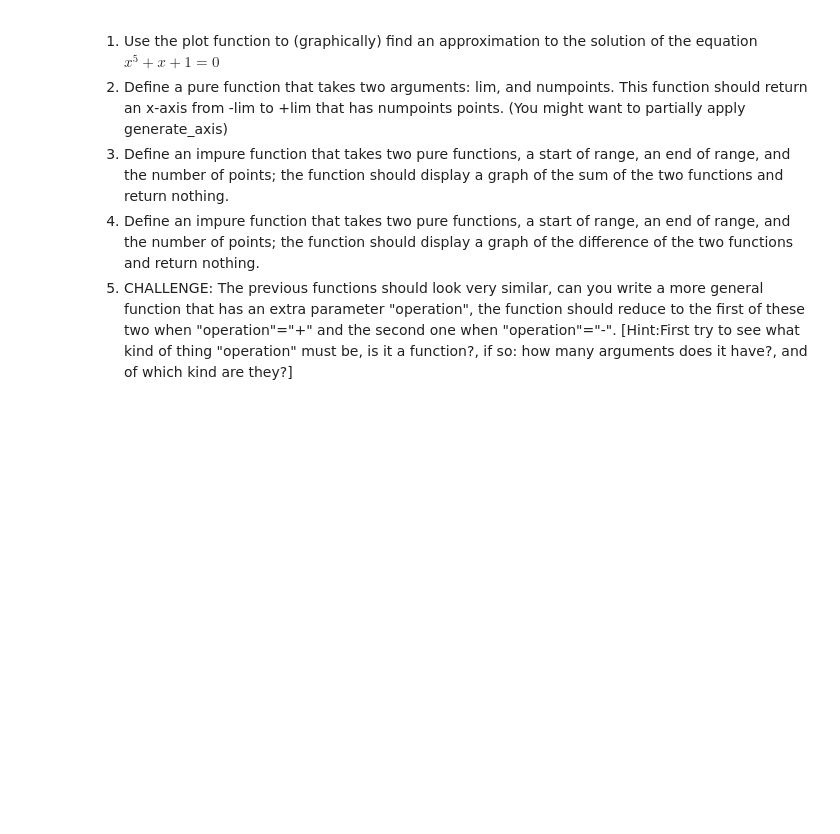
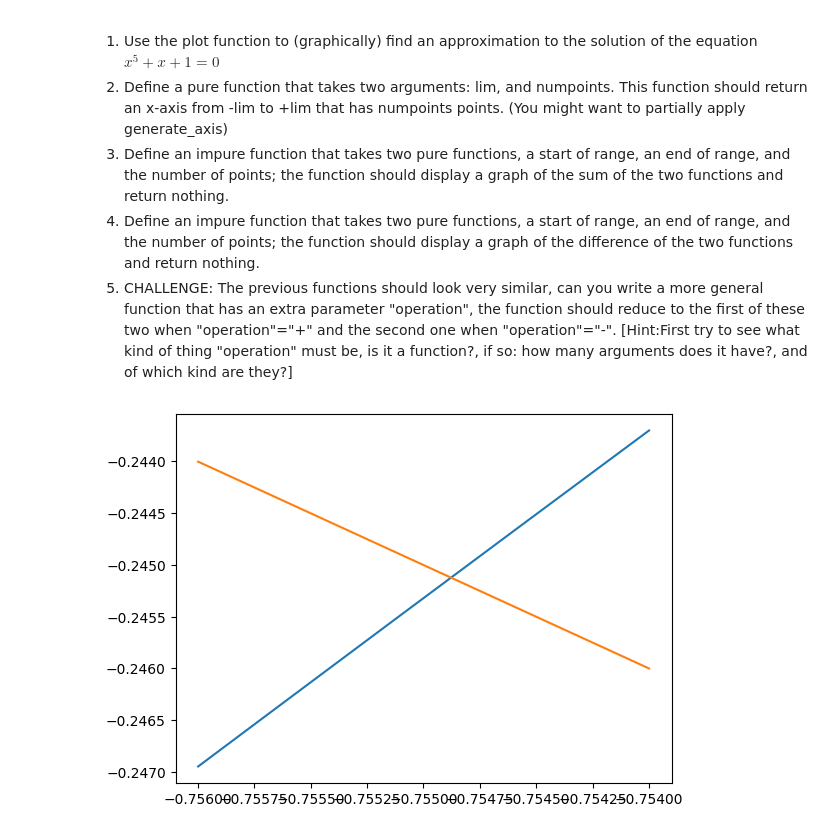
Before and after one commit to augustin101010/PythonClass, a Jupyter notebook: Spring_2024/Functions.ipynb, the cells around one changed output. Saved outputs shown, nothing was run; the diff lists cells and outputs as text; code cells hidden in the pictures; blank space fills up the shorter version.

```diff
--- a/Spring_2024/Functions.ipynb
+++ b/Spring_2024/Functions.ipynb
@@ -28,7 +28,7 @@ In this homework we will see different examples of impure functions with differe
 We discussed this side effect last time but here is a clean version of the plotting function:
 # %%
 ''' A pure function that generates x-axes  '''
-generate_axis = lambda start,end,numpoints : np.array([ start + (end-start)*float(i)/numpoints for i in range(numpoints) ])
+generate_axis = lambda start,end,numpoints : np.array([ start + (end-start)*float(i)/numpoints for i in range(numpoints+1) ])
 
 
 '''
@@ -48,7 +48,7 @@ def plot(function,start,end,numpoints=1000):
     ''' Plot the function '''
     plt.plot(x_axis,y_axis)
 
-    ''' Return nothing, though, since nothing is being returned, we could ommit this line '''
+    ''' Return nothing, though, since nothing is being returned, we could omit this line '''
     return
 # %% [markdown]
 Let's plot the function:
@@ -102,3 +96,11 @@ plot(lambda x : -x-1, -0.75,-0.65)
     <li> Define an impure function that takes two pure functions, a start of range, an end of range, and the number of points; the function should display a graph of the difference of the two functions and return nothing.  </li>
     <li> CHALLENGE: The previous functions should look very similar, can you write a more general function that has an extra parameter "operation", the function should reduce to the first of these two when "operation"="+" and the second one when "operation"="-". [Hint:First try to see what kind of thing "operation" must be, is it a function?, if so: how many arguments does it have?, and of which kind are they?] </li>
 </ol>
+# %%
+'''1 correct'''
+start=-.754
+end=-.756
+plot(lambda x : x**5, start, end)
+plot(lambda x : -x-1, start, end)
+# %% [output]
+[figure, added]
```
Also changed, not shown: parts of 10 cells of this notebook, 1 other file.
